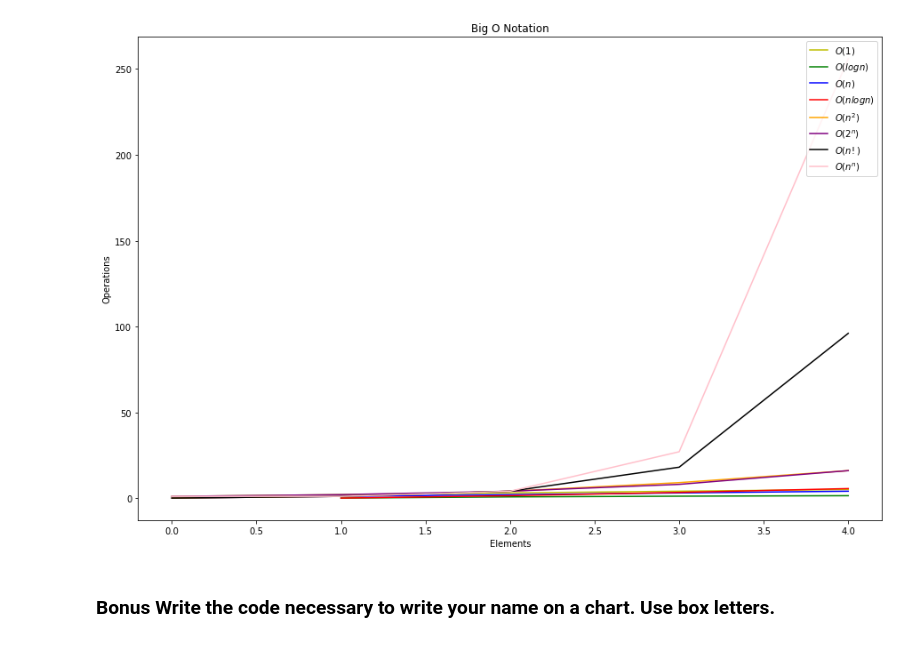
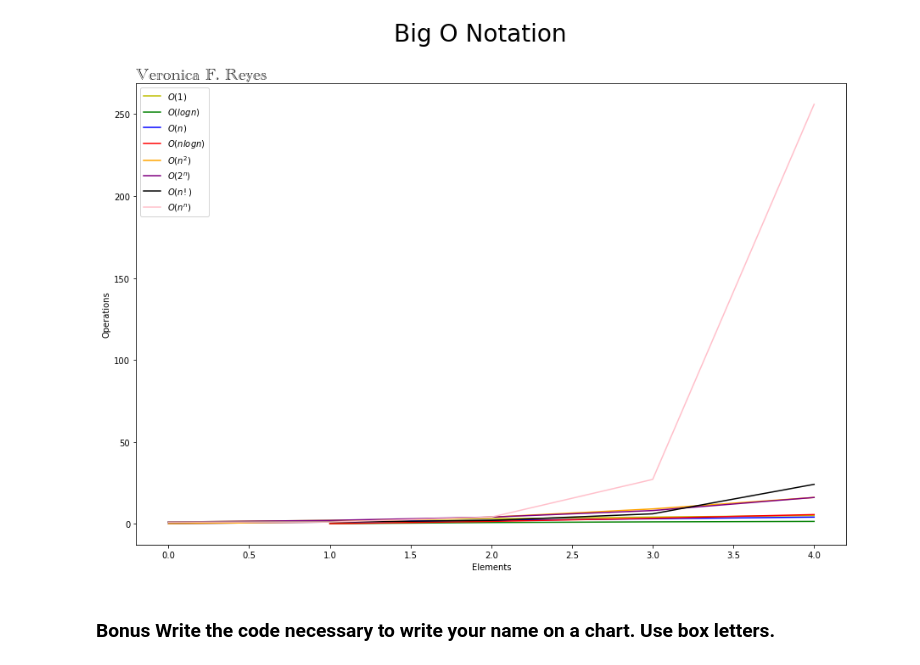
Before and after one commit to veronica-f-reyes/numpy-pandas-visualization-ex, a Jupyter notebook: big_o_notation.ipynb, the cells around one changed output. Drawn from its saved outputs; the diff is of its cells as text; code cells hidden in the pictures.

```diff
--- a/big_o_notation.ipynb
+++ b/big_o_notation.ipynb
@@ -69,27 +16,32 @@ import math
 # %%
 
 x = list(range(0,5))
 
 plt.figure(figsize=(15, 10)) # (width, height)
 
 plt.plot(x,[n + 1 for n in x], 'y', label='$O(1)$')
 plt.plot(x, [np.log(n) for n in x], 'g', label='$O(log n)$')
 plt.plot(x, [n for n in x] , 'b', label='$O(n)$')
 plt.plot(x, [n * (np.log(n)) for n in x], 'r', label='$O(n log n)$')
-plt.plot(x,[n * n for n in x], 'orange', label='$O(n^2)$')
+plt.plot(x,[n ** 2 for n in x], 'orange', label='$O(n^2)$')
 plt.plot(x, [2 ** n for n in x], 'purple', label='$O(2^n)$')
-plt.plot(x, [n*math.factorial(n) for n in x] , 'black', label='$O(n!)$')
+plt.plot(x, [math.factorial(n) for n in x] , 'black', label='$O(n!)$')
 plt.plot(x, [n ** n  for n in x], 'pink', label='$O(n^n)$')
 
-plt.legend(loc='upper right')
-plt.title('Big O Notation')
+plt.legend(loc='upper left')
+plt.suptitle('Big O Notation',fontsize=28)
 plt.xlabel('Elements')
 plt.ylabel('Operations')
 
+#hfont = {'fontname': 'Rockwell'}
+hfont = {'fontname': 'Academy Engraved LET'}
+
+plt.title('Veronica F. Reyes', loc='left', fontsize=20, **hfont)
+
 
 plt.show()
 # %% [output]
-[figure, old version]
+[figure, new version]
 # %% [markdown]
 ### Bonus Write the code necessary to write your name on a chart. Use box letters.
 # %% [markdown]
```
Also changed, not shown: parts of 2 cells of this notebook, 1 other file.
